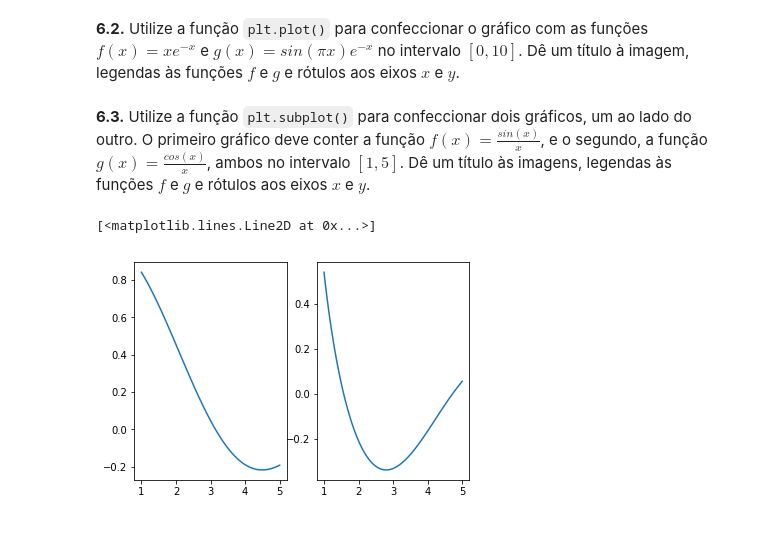
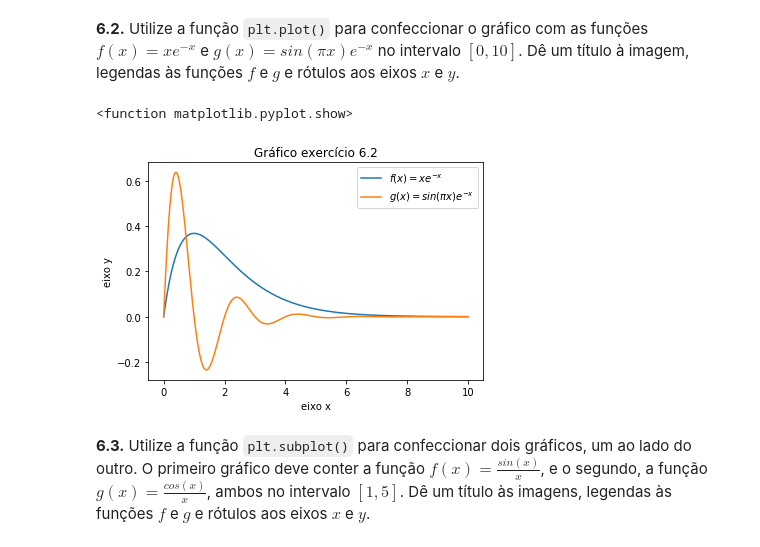
Before and after one commit to grupo-estudo-metodos/listas, a Jupyter notebook: MNE_L01.ipynb, the cells around one changed output. Saved outputs shown, nothing was run; the diff lists cells and outputs as text; code cells hidden in the pictures.

```diff
--- a/MNE_L01.ipynb
+++ b/MNE_L01.ipynb
@@ -277,21 +337,22 @@ Iniciando a utilização do módulo _matplotlib_. Resolva os exercícios abaixo.
 # %% [markdown]
 **6.2.** Utilize a função `plt.plot()` para confeccionar o gráfico com as funções $f(x) = xe^{-x}$ e $g(x) = sin(\pi x)e^{-x}$ no intervalo $[0, 10]$. Dê um título à imagem, legendas às funções $f$ e $g$ e rótulos aos eixos $x$ e $y$.
+# %%
+X = np.linspace(0, 10, num=500)
+F = X*np.exp(-X)
+G = np.sin(np.pi*X)*np.exp(-X)
+
+
+plt.plot(X, F)
+plt.plot(X, G)
+
+plt.title('Gráfico exercício 6.2')
+plt.xlabel('eixo x')
+plt.ylabel('eixo y')
+plt.legend(['$f(x) = xe^{-x}$', '$g(x) = sin(\pi x)e^{-x}$'])
+
+plt.show
+# %% [output]
+<function matplotlib.pyplot.show>
+[figure, added]
 # %% [markdown]
 **6.3.** Utilize a função `plt.subplot()` para confeccionar dois gráficos, um ao lado do outro. O primeiro gráfico deve conter a função $f(x) = \frac{sin(x)}{x}$, e o segundo, a função $g(x) = \frac{cos(x)}{x}$, ambos no intervalo $[1, 5]$. Dê um título às imagens, legendas às funções $f$ e $g$ e rótulos aos eixos $x$ e $y$.
-# %%
-import numpy as np
-import matplotlib.pyplot as plt
-%matplotlib inline
-
-x = np.linspace(1, 5, 100)
-f = np.sin(x) / x
-g = np.cos(x) / x
-
-plt.subplot(1, 2, 1)
-plt.plot(x,f)
-
-plt.subplot(1, 2, 2)
-plt.plot(x,g)
-# %% [output]
-[<matplotlib.lines.Line2D at 0x...>]
-[figure, removed]
```
Also changed, not shown: parts of 9 cells of this notebook.
